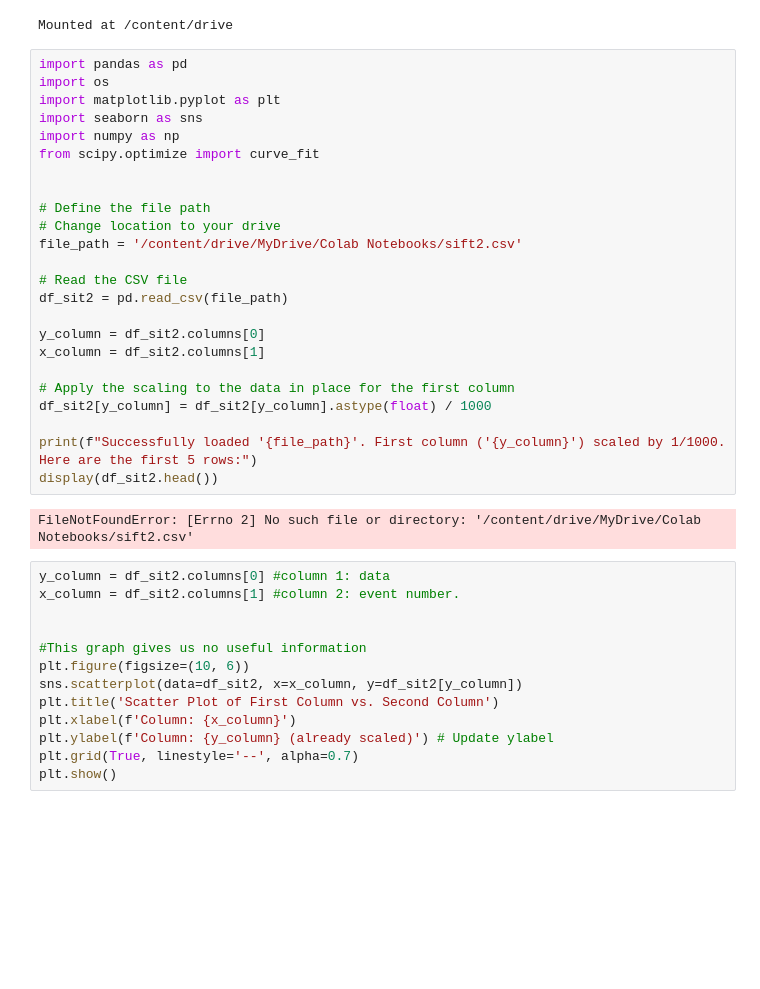
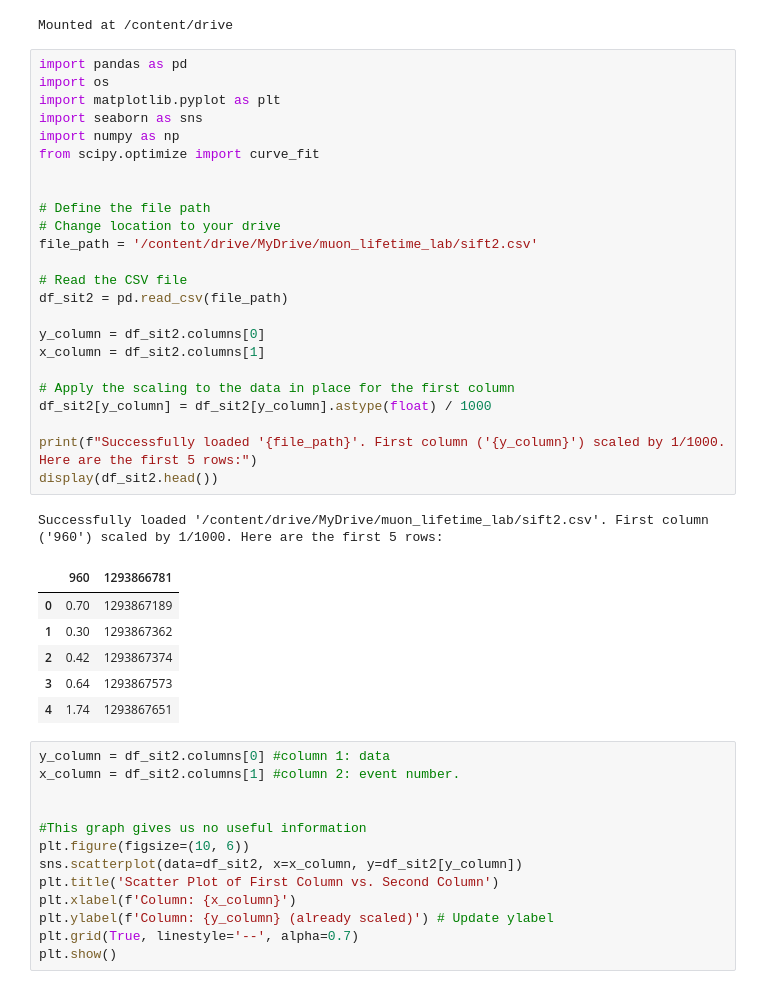
Before and after one commit to gleasonc/datasciencecoursera, a Jupyter notebook: muon_analysis_class_shell.ipynb, the cells around one changed output. Saved outputs shown, nothing was run; the diff lists cells and outputs as text; blank space fills up the shorter version.

```diff
--- a/muon_analysis_class_shell.ipynb
+++ b/muon_analysis_class_shell.ipynb
@@ -8,29 +8,35 @@ Mounted at /content/drive
 # %%
 import pandas as pd
 import os
 import matplotlib.pyplot as plt
 import seaborn as sns
 import numpy as np
 from scipy.optimize import curve_fit
 
 
 # Define the file path
 # Change location to your drive
-file_path = '/content/drive/MyDrive/Colab Notebooks/sift2.csv'
+file_path = '/content/drive/MyDrive/muon_lifetime_lab/sift2.csv'
 
 # Read the CSV file
 df_sit2 = pd.read_csv(file_path)
 
 y_column = df_sit2.columns[0]
 x_column = df_sit2.columns[1]
 
 # Apply the scaling to the data in place for the first column
 df_sit2[y_column] = df_sit2[y_column].astype(float) / 1000
 
 print(f"Successfully loaded '{file_path}'. First column ('{y_column}') scaled by 1/1000. Here are the first 5 rows:")
 display(df_sit2.head())
 # %% [output]
-FileNotFoundError: [Errno 2] No such file or directory: '/content/drive/MyDrive/Colab Notebooks/sift2.csv'
+Successfully loaded '/content/drive/MyDrive/muon_lifetime_lab/sift2.csv'. First column ('960') scaled by 1/1000. Here are the first 5 rows:
+|  | 960 | 1293866781 |
+| 0 | 0.70 | 1293867189 |
+| 1 | 0.30 | 1293867362 |
+| 2 | 0.42 | 1293867374 |
+| 3 | 0.64 | 1293867573 |
+| 4 | 1.74 | 1293867651 |
 # %%
 y_column = df_sit2.columns[0] #column 1: data
 x_column = df_sit2.columns[1] #column 2: event number.
```
